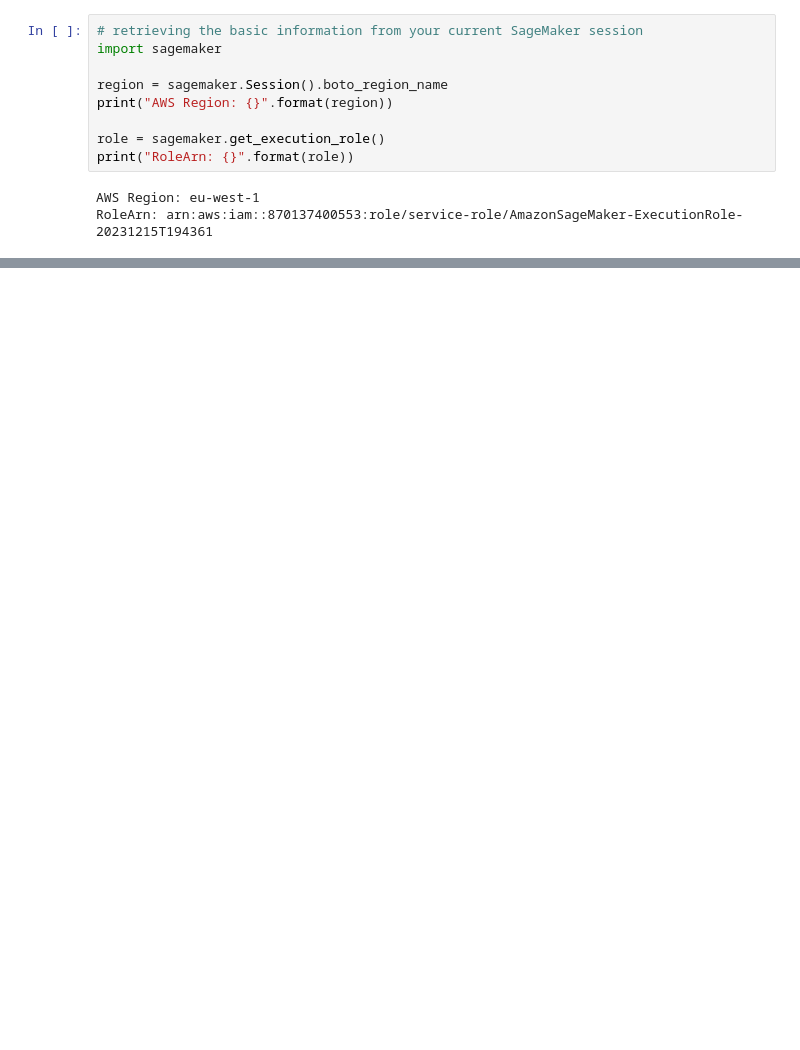
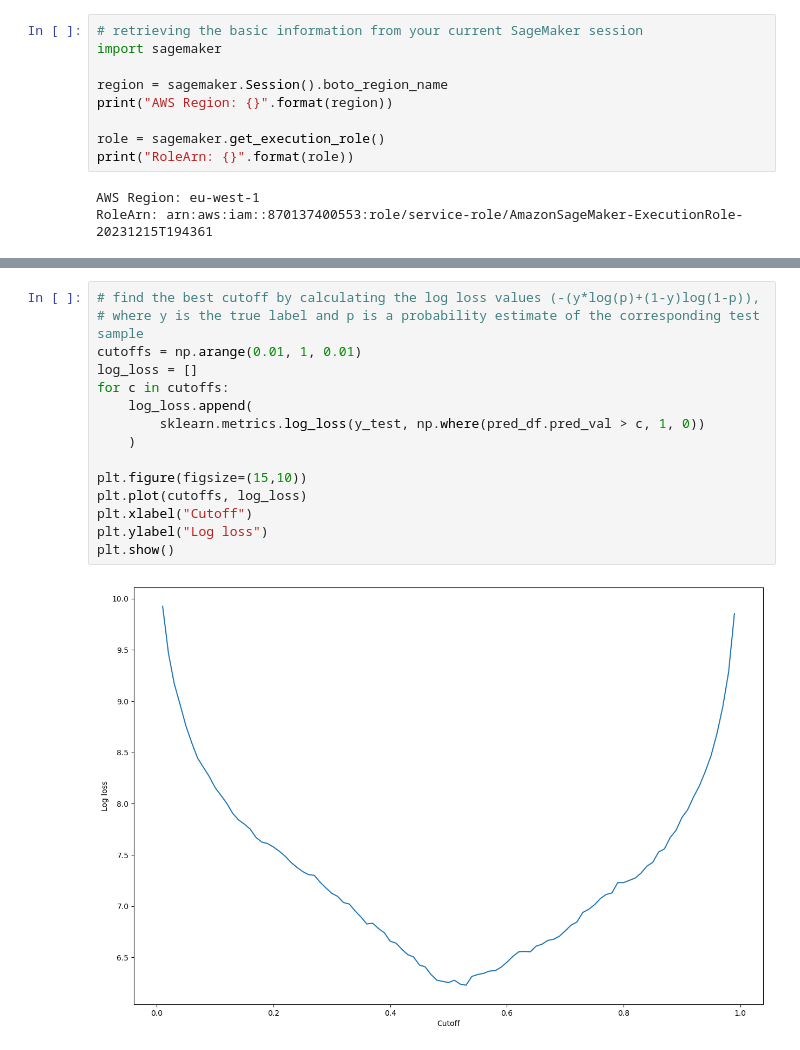
Before and after one commit to viethngn/Pokemon-Showdown-AI, a Jupyter notebook: notebooks/sagemaker/ps_tensorflow_aws.ipynb, the cells around one changed output, grey strips where cells are left out. Cells and saved outputs as stored; diff of their text form; blank space fills up the shorter version.

```diff
--- a/notebooks/sagemaker/ps_tensorflow_aws.ipynb
+++ b/notebooks/sagemaker/ps_tensorflow_aws.ipynb
@@ -133,0 +192,17 @@ To enable the following instructions: AVX512F, in other operations, rebuild Tens
+# %%
+# find the best cutoff by calculating the log loss values (-(y*log(p)+(1-y)log(1-p)),
+# where y is the true label and p is a probability estimate of the corresponding test sample
+cutoffs = np.arange(0.01, 1, 0.01)
+log_loss = []
+for c in cutoffs:
+    log_loss.append(
+        sklearn.metrics.log_loss(y_test, np.where(pred_df.pred_val > c, 1, 0))
+    )
+
+plt.figure(figsize=(15,10))
+plt.plot(cutoffs, log_loss)
+plt.xlabel("Cutoff")
+plt.ylabel("Log loss")
+plt.show()
+# %% [output]
+[figure, added]
```
Also changed, not shown: parts of 9 cells of this notebook.
